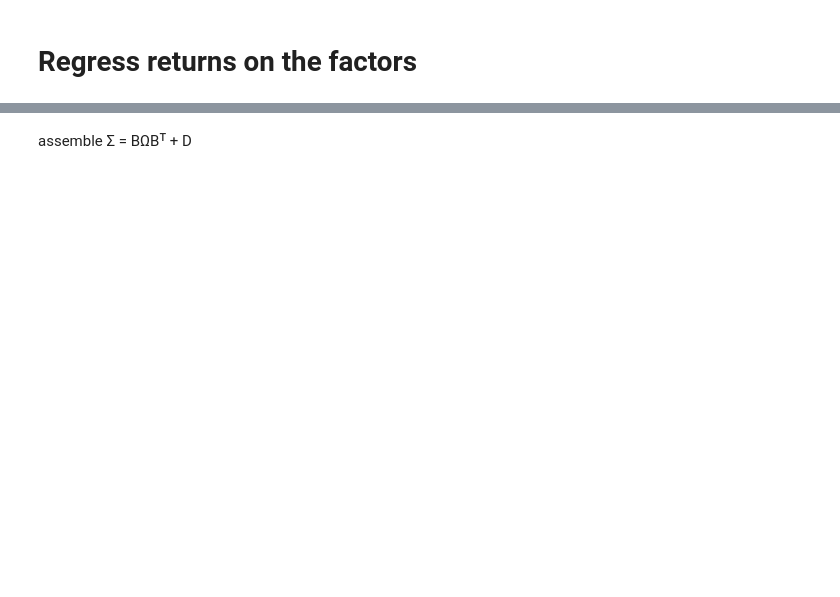
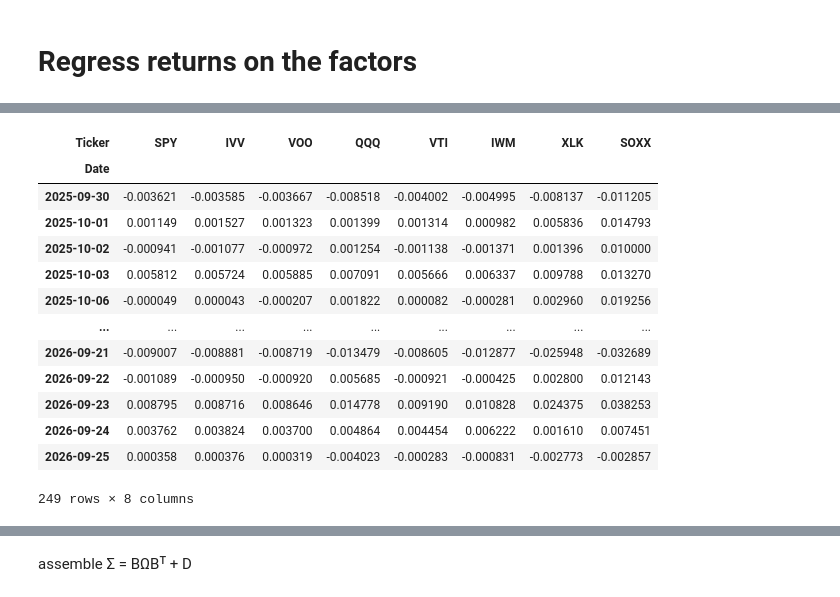
Before and after one commit to cyee02/MQF, a Jupyter notebook: QF600/Assignment 2 - Beta Neutral/AP_Week_5_assignment_.ipynb, the cells around one changed output, grey strips where cells are left out. Drawn from its saved outputs; the diff is of its cells as text; code cells hidden in the pictures; blank space fills up the shorter version.

```diff
--- a/QF600/Assignment 2 - Beta Neutral/AP_Week_5_assignment_.ipynb
+++ b/QF600/Assignment 2 - Beta Neutral/AP_Week_5_assignment_.ipynb
@@ -68,30 +140,8 @@ dtype: float64
 # %%
-# Factor loadings B
-B = pd.DataFrame(
-    {
-        "MKT": [
-            R[ticker].cov(F["MKT"]) / F["MKT"].var()
-            for ticker in tickers
-        ]
-    },
-    index=tickers
-)
-
-# Factor covariance
-Omega = F.cov()
-
-# Regression residuals
-residuals = R - F.values @ B.values.T
-
-# Idiosyncratic covariance
-D = residuals.cov()
-
-print("B:")
-print(B.round(3))
-
-print("\nOmega:")
-print(Omega.round(6))
-
-print("\nD:")
-print(D.round(6))
+# Factor loadings B - How much of each factor an asset carries.
+B = pd.DataFrame()
+for factor in F.columns:
+    B[factor] = [R[ticker].cov(F[factor]) / F[factor].var() for ticker in tickers]
+B.index = tickers
+B
 # %% [output]
@@ -114,0 +168,19 @@ SOXX  0.000400
+# %%
+# Regression residuals: Actual Returns R - Predicted Returns (F @ B.T)
+residuals = R - F.values @ B.values.T
+residuals.round(6)
+# %% [output]
+| Ticker | SPY | IVV | VOO | QQQ | VTI | IWM | XLK | SOXX |
+| Date |  |  |  |  |  |  |  |  |
+| 2025-09-30 | -0.003621 | -0.003585 | -0.003667 | -0.008518 | -0.004002 | -0.004995 | -0.008137 | -0.011205 |
+| 2025-10-01 | 0.001149 | 0.001527 | 0.001323 | 0.001399 | 0.001314 | 0.000982 | 0.005836 | 0.014793 |
+| 2025-10-02 | -0.000941 | -0.001077 | -0.000972 | 0.001254 | -0.001138 | -0.001371 | 0.001396 | 0.010000 |
+| 2025-10-03 | 0.005812 | 0.005724 | 0.005885 | 0.007091 | 0.005666 | 0.006337 | 0.009788 | 0.013270 |
+| 2025-10-06 | -0.000049 | 0.000043 | -0.000207 | 0.001822 | 0.000082 | -0.000281 | 0.002960 | 0.019256 |
+| ... | ... | ... | ... | ... | ... | ... | ... | ... |
+| 2026-09-21 | -0.009007 | -0.008881 | -0.008719 | -0.013479 | -0.008605 | -0.012877 | -0.025948 | -0.032689 |
+| 2026-09-22 | -0.001089 | -0.000950 | -0.000920 | 0.005685 | -0.000921 | -0.000425 | 0.002800 | 0.012143 |
+| 2026-09-23 | 0.008795 | 0.008716 | 0.008646 | 0.014778 | 0.009190 | 0.010828 | 0.024375 | 0.038253 |
+| 2026-09-24 | 0.003762 | 0.003824 | 0.003700 | 0.004864 | 0.004454 | 0.006222 | 0.001610 | 0.007451 |
+| 2026-09-25 | 0.000358 | 0.000376 | 0.000319 | -0.004023 | -0.000283 | -0.000831 | -0.002773 | -0.002857 |
+249 rows × 8 columns
```
Also changed, not shown: parts of 27 cells of this notebook, 1 other file.
